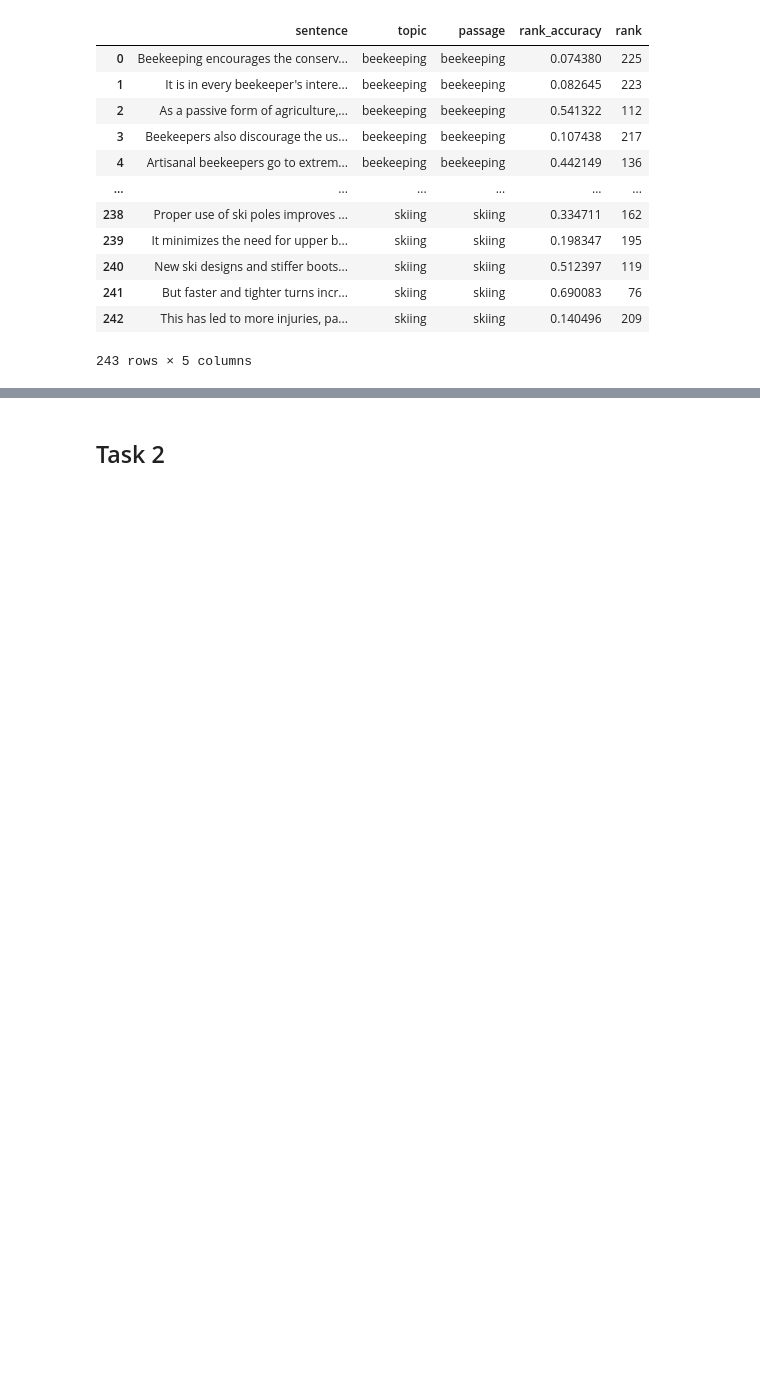
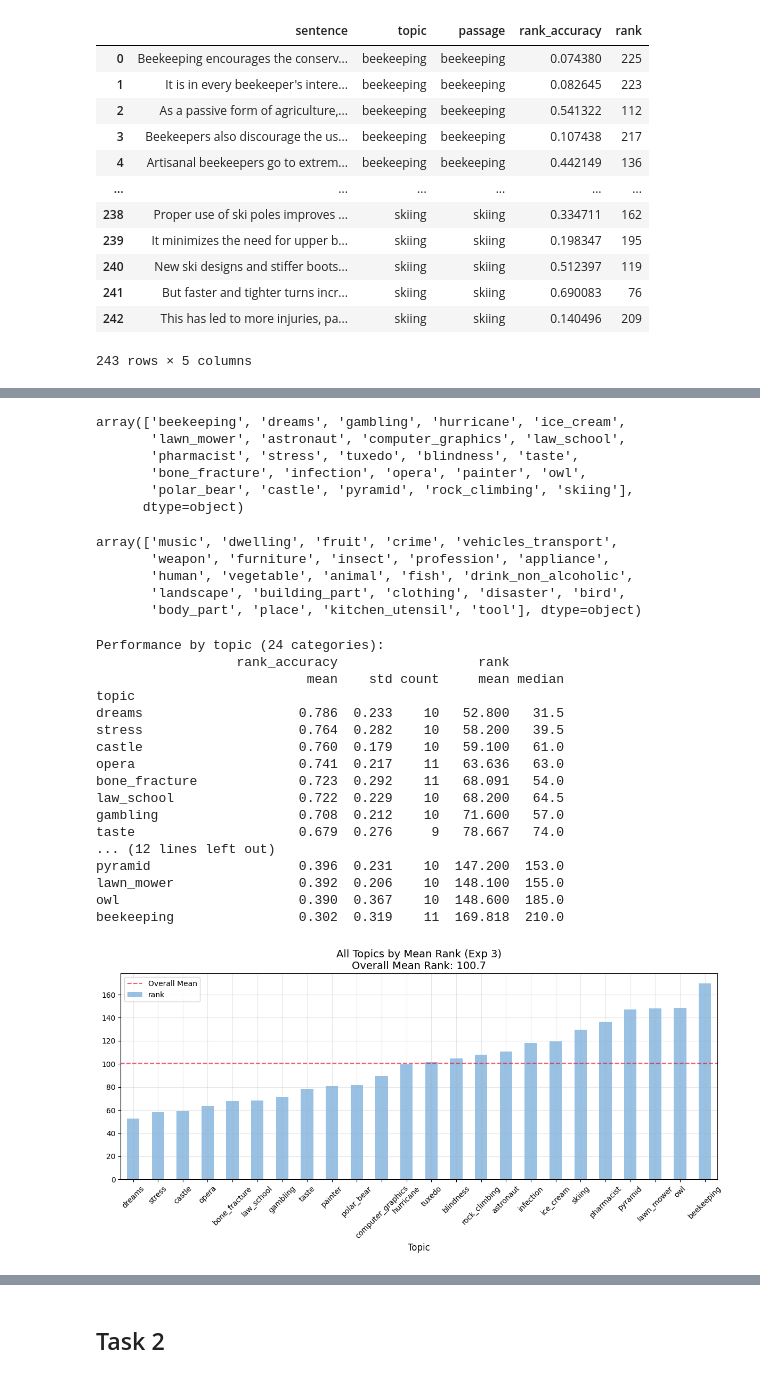
Before and after one commit to mlk500/word-embeddings-and-the-brain, a Jupyter notebook: project.ipynb, the cells around one changed output, grey strips where cells are left out. Drawn from its saved outputs; the diff is of its cells as text; code cells hidden in the pictures; blank space fills up the shorter version.

```diff
--- a/project.ipynb
+++ b/project.ipynb
@@ -518,0 +455,60 @@ pharmacist         0.440  0.287    10  136.600  146.0
+# %%
+df2['topic'].unique()
+# %% [output]
+array(['beekeeping', 'dreams', 'gambling', 'hurricane', 'ice_cream',
+       'lawn_mower', 'astronaut', 'computer_graphics', 'law_school',
+       'pharmacist', 'stress', 'tuxedo', 'blindness', 'taste',
+       'bone_fracture', 'infection', 'opera', 'painter', 'owl',
+       'polar_bear', 'castle', 'pyramid', 'rock_climbing', 'skiing'],
+      dtype=object)
+# %%
+df['topic'].unique()
+# %% [output]
+array(['music', 'dwelling', 'fruit', 'crime', 'vehicles_transport',
+       'weapon', 'furniture', 'insect', 'profession', 'appliance',
+       'human', 'vegetable', 'animal', 'fish', 'drink_non_alcoholic',
+       'landscape', 'building_part', 'clothing', 'disaster', 'bird',
+       'body_part', 'place', 'kitchen_utensil', 'tool'], dtype=object)
+# %%
+# Analyze by topic
+topic_performance2 = df2.groupby('topic').agg({
+    'rank_accuracy': ['mean', 'std', 'count'],
+    'rank': ['mean', 'median']
+}).round(3)
+
+print("Performance by topic (24 categories):")
+print(topic_performance2.sort_values(('rank_accuracy', 'mean'), ascending=False))
+
+# Plot 1: All topics by rank (lower is better)
+fig, ax1 = plt.subplots(figsize=(12, 6))
+topic_ranks = df2.groupby('topic')['rank'].mean().sort_values(ascending=True)
+topic_ranks.plot(kind='bar', ax=ax1, color='#7eb2dd', alpha=0.8)
+
+ax1.set_title(f'All Topics by Mean Rank (Exp 3)\nOverall Mean Rank: {df2["rank"].mean():.1f}', fontsize=14)
+ax1.set_xlabel('Topic', fontsize=12)
+ax1.tick_params(axis='x', rotation=45, labelsize=10)
+ax1.axhline(y=df2['rank'].mean(), color='#e71d36', linestyle='--', alpha=0.7, label='Overall Mean')
+ax1.legend()
+ax1.grid(True, alpha=0.3)
+
+plt.tight_layout()
+plt.show()
+# %% [output]
+Performance by topic (24 categories):
+                  rank_accuracy                  rank
+                           mean    std count     mean median
+topic
+dreams                    0.786  0.233    10   52.800   31.5
+stress                    0.764  0.282    10   58.200   39.5
+castle                    0.760  0.179    10   59.100   61.0
+opera                     0.741  0.217    11   63.636   63.0
+bone_fracture             0.723  0.292    11   68.091   54.0
+law_school                0.722  0.229    10   68.200   64.5
+gambling                  0.708  0.212    10   71.600   57.0
+taste                     0.679  0.276     9   78.667   74.0
+... (12 lines left out)
+pyramid                   0.396  0.231    10  147.200  153.0
+lawn_mower                0.392  0.206    10  148.100  155.0
+owl                       0.390  0.367    10  148.600  185.0
+beekeeping                0.302  0.319    11  169.818  210.0
+[figure, added]
```
Also changed, not shown: parts of 64 cells of this notebook, 5 other files.
